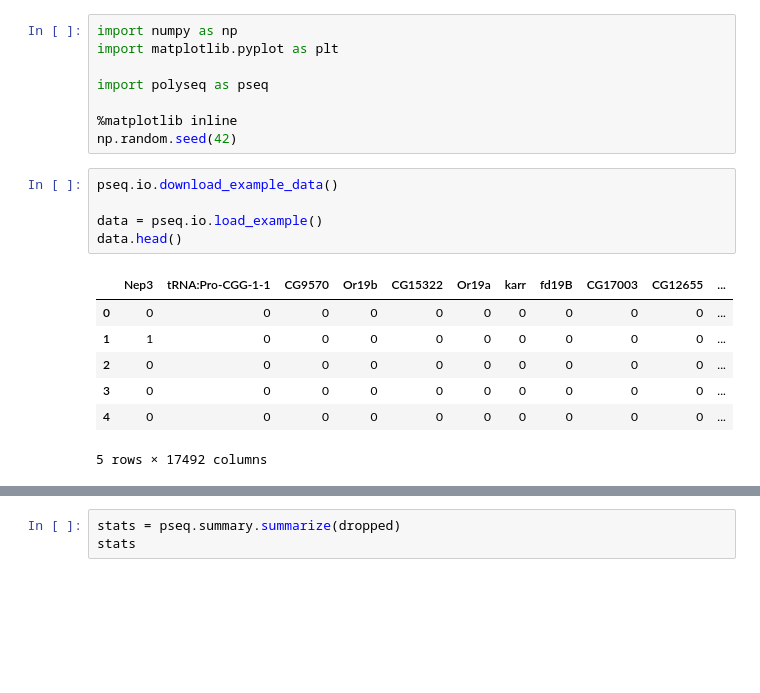
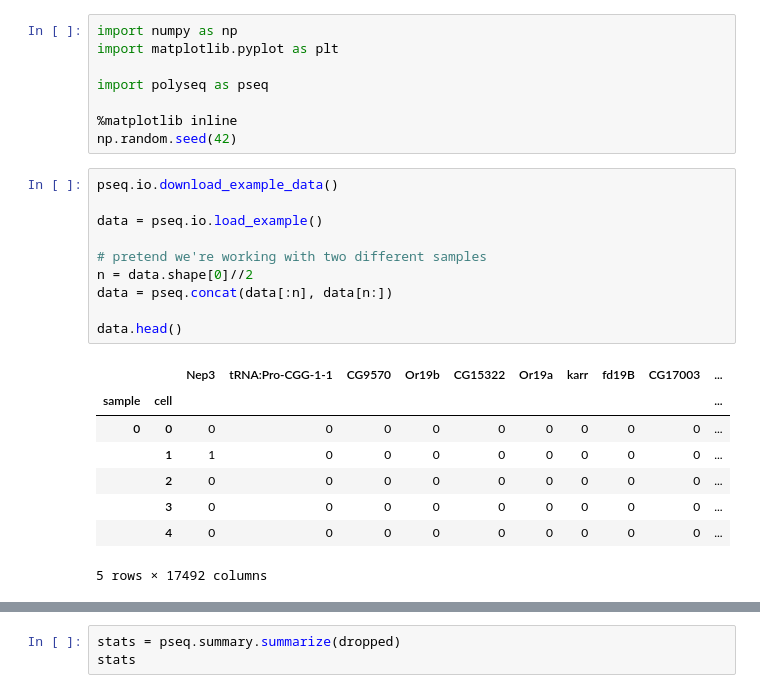
Before and after one commit to jwittenbach/polyseq, a Jupyter notebook: examples/demo.ipynb, the cells around one changed output, grey strips where cells are left out. Cells and saved outputs as stored; diff of their text form; blank space fills up the shorter version.

```diff
--- a/examples/demo.ipynb
+++ b/examples/demo.ipynb
@@ -9,14 +9,20 @@ np.random.seed(42)
 # %%
 pseq.io.download_example_data()
 
 data = pseq.io.load_example()
+
+# pretend we're working with two different samples
+n = data.shape[0]//2
+data = pseq.concat(data[:n], data[n:])
+
 data.head()
 # %% [output]
-|  | Nep3 | tRNA:Pro-CGG-1-1 | CG9570 | Or19b | CG15322 | Or19a | karr | fd19B | CG17003 | CG12655 | ... |
+|  |  | Nep3 | tRNA:Pro-CGG-1-1 | CG9570 | Or19b | CG15322 | Or19a | karr | fd19B | CG17003 | ... |
+| sample | cell |  |  |  |  |  |  |  |  |  | ... |
 | 0 | 0 | 0 | 0 | 0 | 0 | 0 | 0 | 0 | 0 | 0 | ... |
-| 1 | 1 | 0 | 0 | 0 | 0 | 0 | 0 | 0 | 0 | 0 | ... |
-| 2 | 0 | 0 | 0 | 0 | 0 | 0 | 0 | 0 | 0 | 0 | ... |
-| 3 | 0 | 0 | 0 | 0 | 0 | 0 | 0 | 0 | 0 | 0 | ... |
-| 4 | 0 | 0 | 0 | 0 | 0 | 0 | 0 | 0 | 0 | 0 | ... |
+|  | 1 | 1 | 0 | 0 | 0 | 0 | 0 | 0 | 0 | 0 | ... |
+|  | 2 | 0 | 0 | 0 | 0 | 0 | 0 | 0 | 0 | 0 | ... |
+|  | 3 | 0 | 0 | 0 | 0 | 0 | 0 | 0 | 0 | 0 | ... |
+|  | 4 | 0 | 0 | 0 | 0 | 0 | 0 | 0 | 0 | 0 | ... |
 5 rows × 17492 columns
 # %%
```
Also changed, not shown: parts of 7 cells of this notebook, 6 other files.
